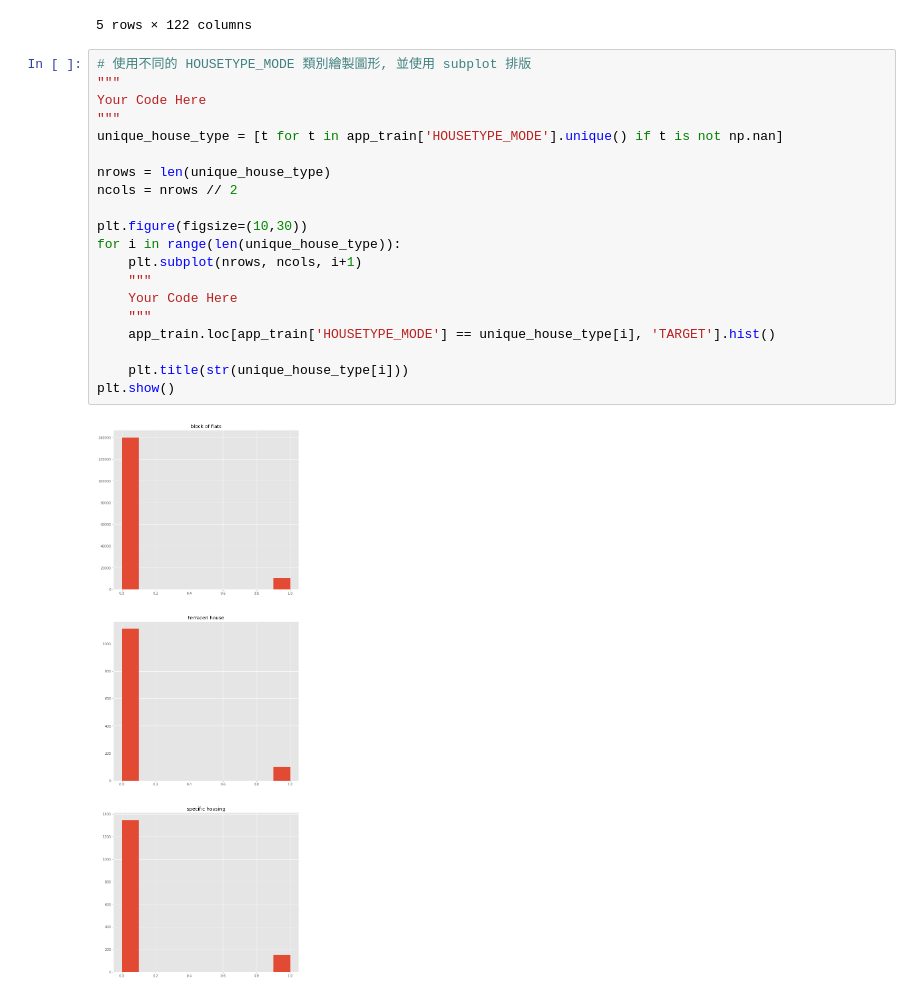
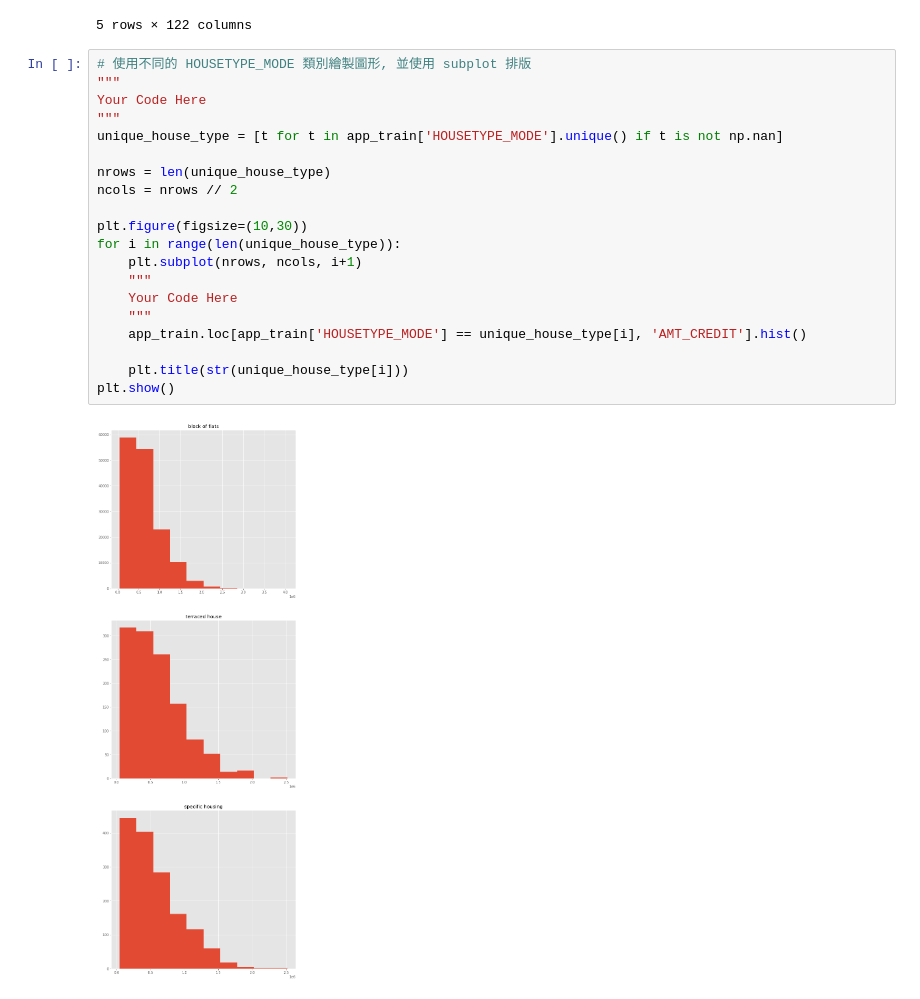
Before and after one commit to ftn8205/5th-ML-100Day-Marathon, a Jupyter notebook: homeworks/D019/Day_019_HW.ipynb, the cells around one changed output. Saved outputs shown, nothing was run; the diff lists cells and outputs as text.

```diff
--- a/homeworks/D019/Day_019_HW.ipynb
+++ b/homeworks/D019/Day_019_HW.ipynb
@@ -42,22 +42,22 @@ Path of read in data: ./data/application_train.csv
 # %%
 # 使用不同的 HOUSETYPE_MODE 類別繪製圖形, 並使用 subplot 排版
 """
 Your Code Here
 """
 unique_house_type = [t for t in app_train['HOUSETYPE_MODE'].unique() if t is not np.nan]
 
 nrows = len(unique_house_type)
 ncols = nrows // 2
 
 plt.figure(figsize=(10,30))
 for i in range(len(unique_house_type)):
     plt.subplot(nrows, ncols, i+1)
     """
     Your Code Here
     """
-    app_train.loc[app_train['HOUSETYPE_MODE'] == unique_house_type[i], 'TARGET'].hist()
+    app_train.loc[app_train['HOUSETYPE_MODE'] == unique_house_type[i], 'AMT_CREDIT'].hist()
 
     plt.title(str(unique_house_type[i]))
 plt.show()
 # %% [output]
-[figure, old version]
+[figure, new version]
```
